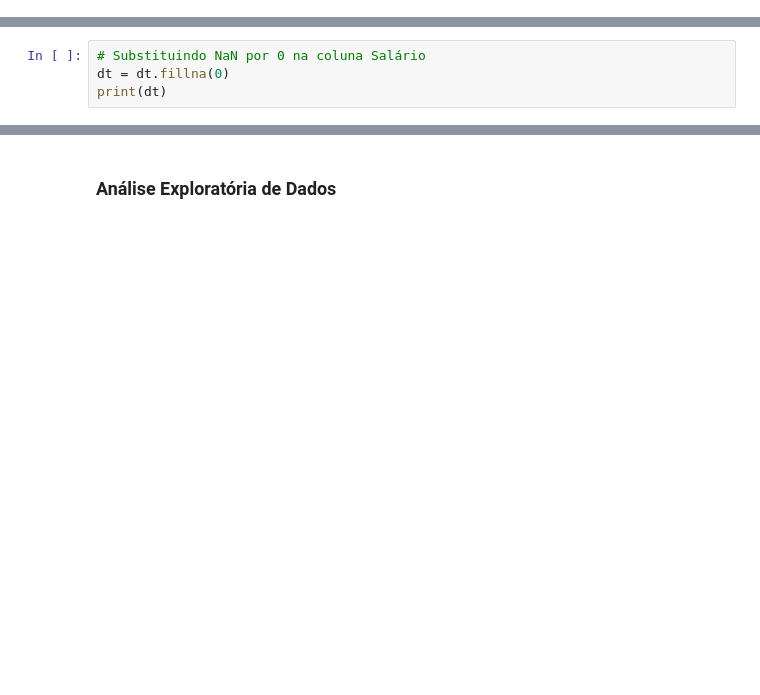
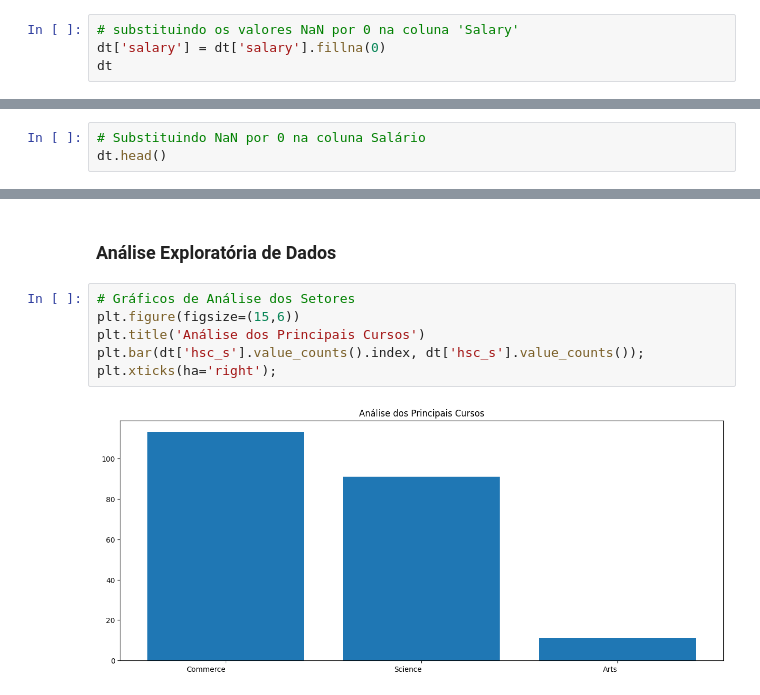
Before and after one commit to nandodevs/campus-recruitment, a Jupyter notebook: projects.ipynb, the cells around one changed output, grey strips where cells are left out. Drawn from its saved outputs; the diff is of its cells as text; blank space fills up the shorter version.

```diff
--- a/projects.ipynb
+++ b/projects.ipynb
@@ -209,0 +235,4 @@ Name: salary, Length: 215, dtype: float64
+# %%
+# substituindo os valores NaN por 0 na coluna 'Salary'
+dt['salary'] = dt['salary'].fillna(0)
+dt
@@ -228,6 +271,5 @@ salary            67
 dtype: int64
 # %%
 # Substituindo NaN por 0 na coluna Salário
-dt = dt.fillna(0)
-print(dt)
+dt.head()
 # %% [output]
@@ -261,2 +282,10 @@ dt.head()
 # %% [markdown]
 ### Análise Exploratória de Dados
+# %%
+# Gráficos de Análise dos Setores
+plt.figure(figsize=(15,6))
+plt.title('Análise dos Principais Cursos')
+plt.bar(dt['hsc_s'].value_counts().index, dt['hsc_s'].value_counts());
+plt.xticks(ha='right');
+# %% [output]
+[figure, added]
```
Also changed, not shown: parts of 27 cells of this notebook, 1 other file.
